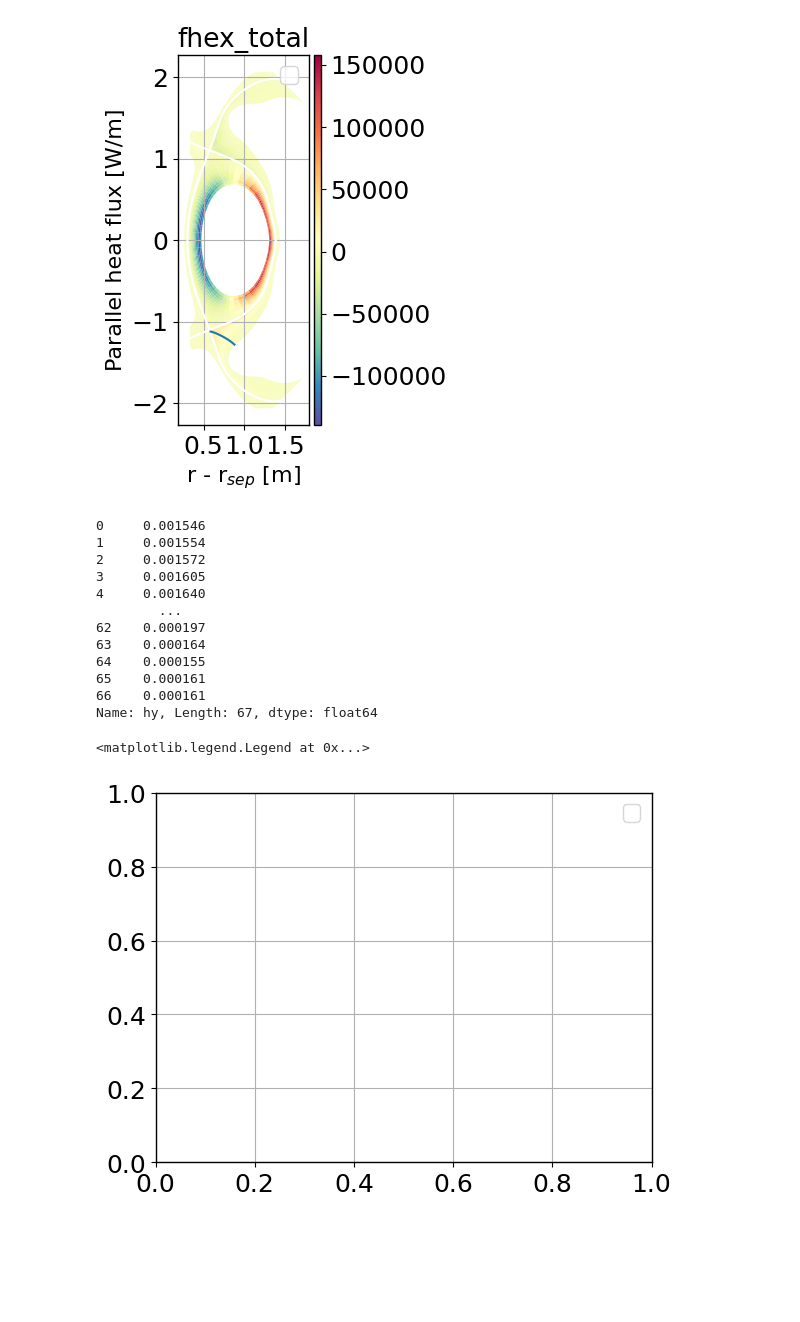
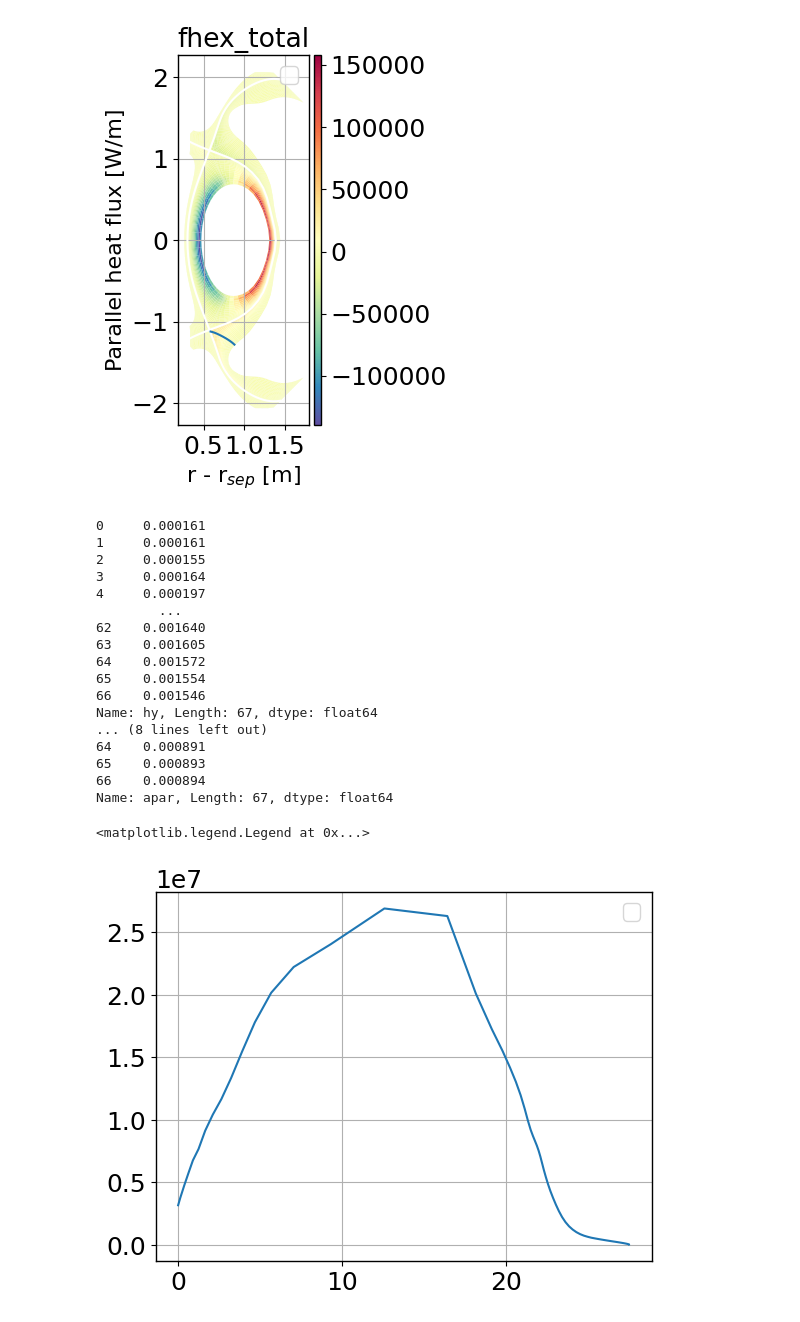
Before and after one commit to PoloidalLloyd/notebooks, a Jupyter notebook: york-step-contract/SOLPS/solps-test.ipynb, the cells around one changed output. Drawn from its saved outputs; the diff is of its cells as text; code cells hidden in the pictures; blank space fills up the shorter version.

```diff
--- a/york-step-contract/SOLPS/solps-test.ipynb
+++ b/york-step-contract/SOLPS/solps-test.ipynb
@@ -359,40 +359,43 @@ ax.legend()
 # %%
 # Get field line data from target to midplane
 # sepadd=0 is the separatrix, sepadd=5 is 5 rings into the SOL
 fline = case.get_1d_poloidal_data(
     ["Te", "ne", 'Nn', "Pe", 'Btot', 'hy', 'fhex_total', 'Bpol','apar'],
     region="outer_lower",  # outer lower divertor leg
     sepadd=0,              # 5th SOL ring
-    target_first=True      # Start from target
+    target_first=False      # Start from target
 )
 
 
 # bpol_xpoint = fline[fline['Xpoint']==1]['Btot'].values[0]
 
 print(fline['hy'])
+print(fline['apar'])
+# xpoint_index = np.argmin(fline['apar'])
 
-xpoint_index = np.argmin(fline['apar'])
-
-
-
-# Plot along field line
-fig, ax = plt.subplots()
+fig,ax = plt.subplots()
+ax.plot(fline['Spar'], fline['fhex_total']/fline['apar'])
 
 
 
 ax.legend()
 # %% [output]
-0     0.001546
-1     0.001554
-2     0.001572
-3     0.001605
-4     0.001640
+0     0.000161
+1     0.000161
+2     0.000155
+3     0.000164
+4     0.000197
         ...
-62    0.000197
-63    0.000164
-64    0.000155
-65    0.000161
-66    0.000161
+62    0.001640
+63    0.001605
+64    0.001572
+65    0.001554
+66    0.001546
 Name: hy, Length: 67, dtype: float64
+... (8 lines left out)
+64    0.000891
+65    0.000893
+66    0.000894
+Name: apar, Length: 67, dtype: float64
 <matplotlib.legend.Legend at 0x...>
-[figure, old version]
+[figure, new version]
```
Also changed, not shown: 9 other files.
